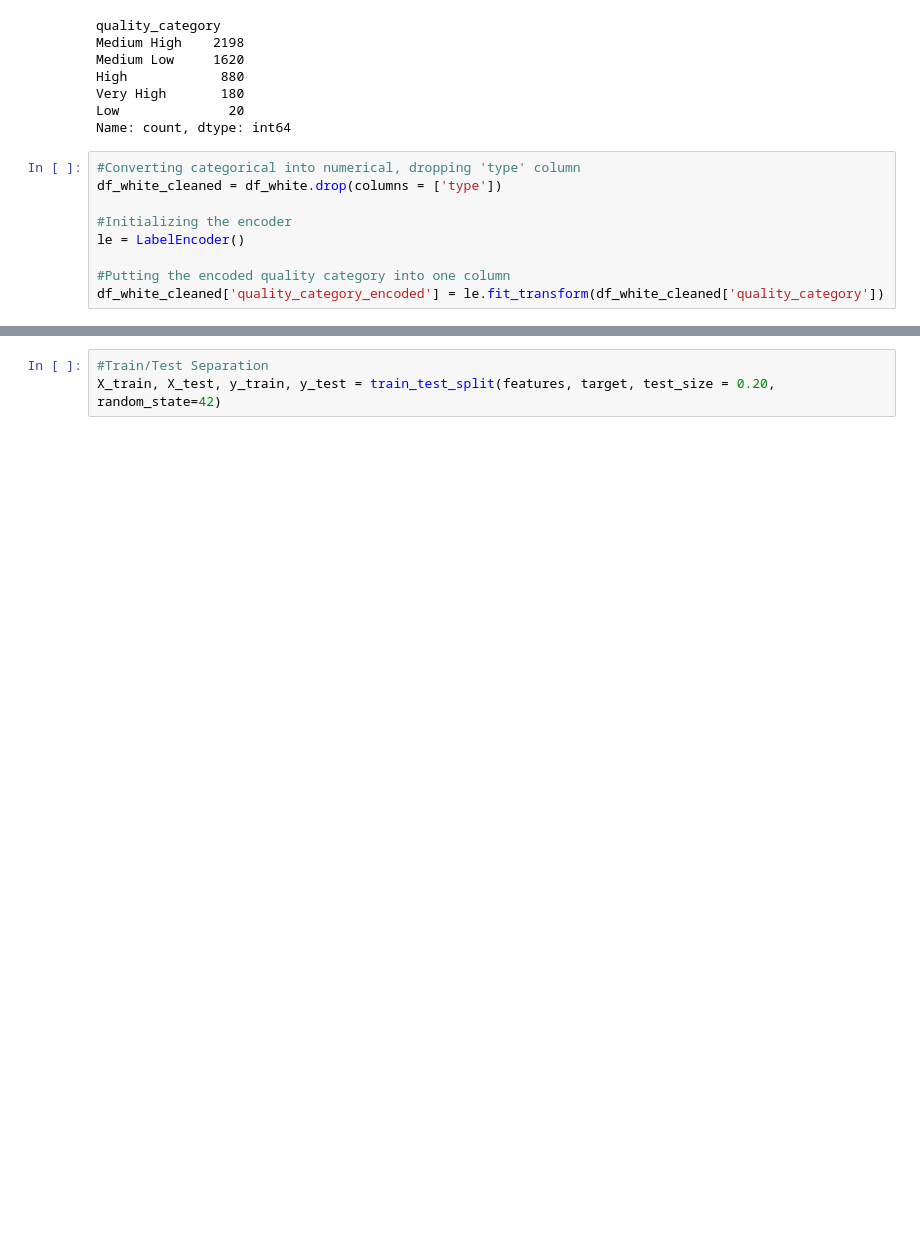
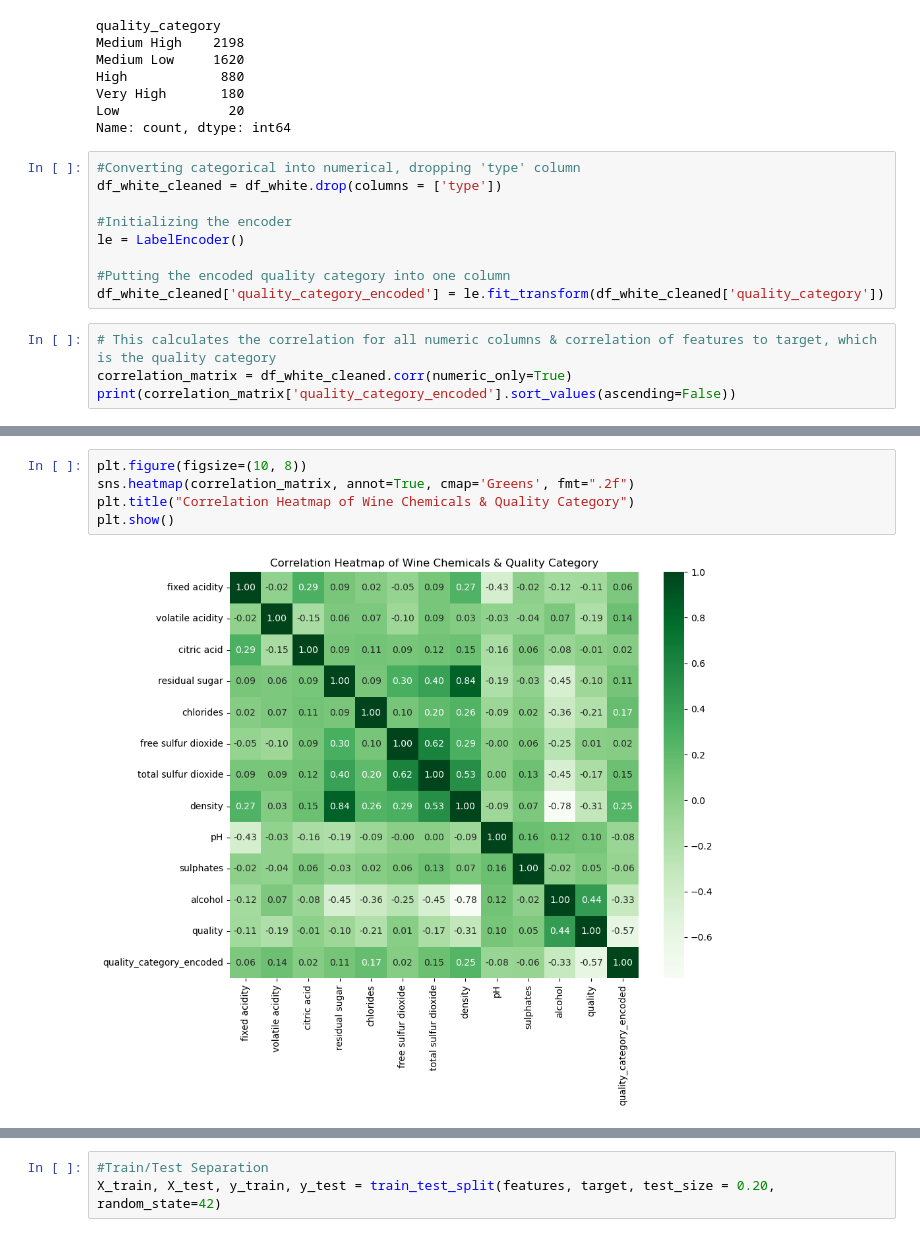
Before and after one commit to cgveradi/Will_Byers, a Jupyter notebook: Notebooks/White_Wine.ipynb, the cells around one changed output, grey strips where cells are left out. Saved outputs shown, nothing was run; the diff lists cells and outputs as text; blank space fills up the shorter version.

Commit message:
added correlation graphs

```diff
--- a/Notebooks/White_Wine.ipynb
+++ b/Notebooks/White_Wine.ipynb
@@ -146,3 +146,7 @@ le = LabelEncoder()
 
 #Putting the encoded quality category into one column
 df_white_cleaned['quality_category_encoded'] = le.fit_transform(df_white_cleaned['quality_category'])
+# %%
+# This calculates the correlation for all numeric columns & correlation of features to target, which is the quality category
+correlation_matrix = df_white_cleaned.corr(numeric_only=True)
+print(correlation_matrix['quality_category_encoded'].sort_values(ascending=False))
@@ -148,0 +168,7 @@ df_white_cleaned['quality_category_encoded'] = le.fit_transform(df_white_cleaned
+# %%
+plt.figure(figsize=(10, 8))
+sns.heatmap(correlation_matrix, annot=True, cmap='Greens', fmt=".2f")
+plt.title("Correlation Heatmap of Wine Chemicals & Quality Category")
+plt.show()
+# %% [output]
+[figure, added]
```
Also changed, not shown: parts of 8 cells of this notebook.
